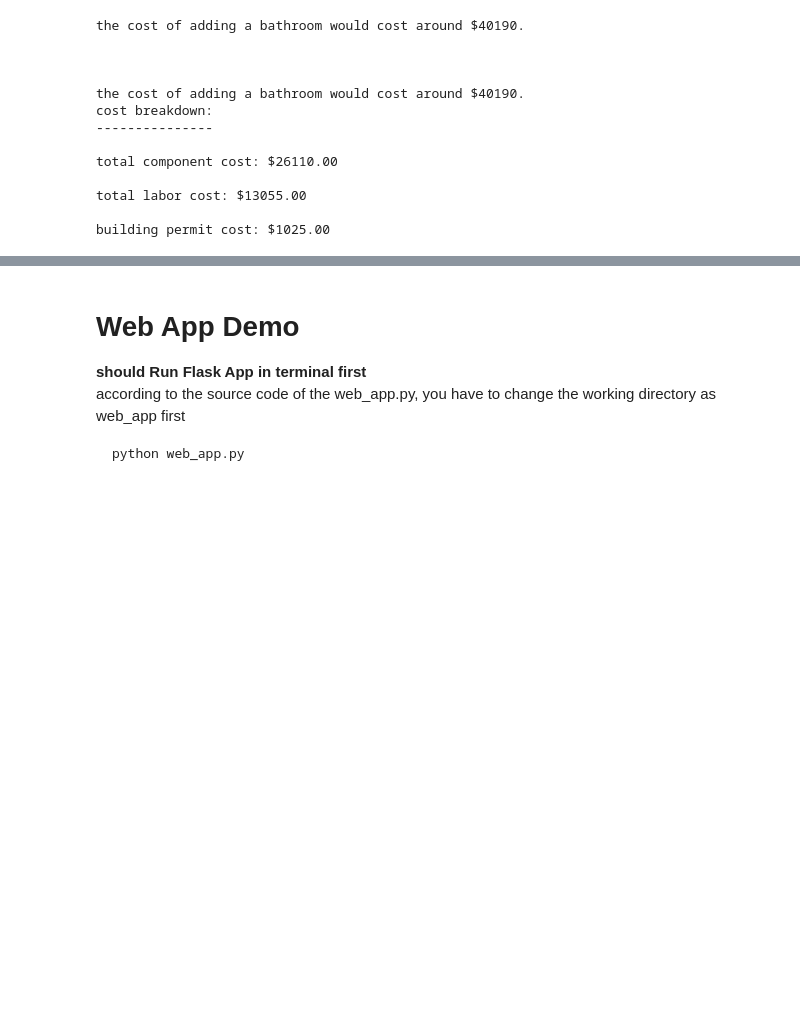
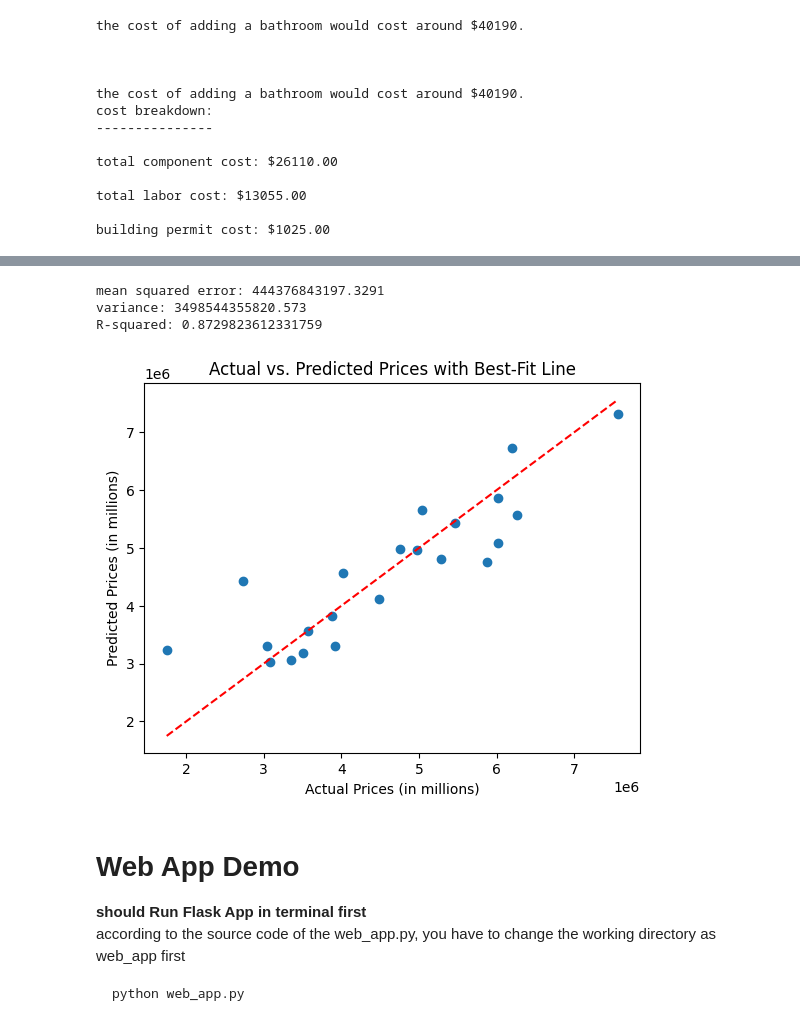
Before and after one commit to liam-hsieh/phys243-project, a Jupyter notebook: project.ipynb, the cells around one changed output, grey strips where cells are left out. Drawn from its saved outputs; the diff is of its cells as text; code cells hidden in the pictures; blank space fills up the shorter version.

```diff
--- a/project.ipynb
+++ b/project.ipynb
@@ -280,3 +350,41 @@ building permit cost: $1025.00
+# %%
+from sklearn.linear_model import LinearRegression
+
+# prepare input variables X and response y
+X = data.drop(columns=["price"])
+y = data.price
+
+# split data into training and testing sets (use 4% of data for our test set)
+housing_train, housing_test, price_train, price_test = train_test_split(X, y, test_size=0.04, random_state=54)
+
+# initialize linear regression model and train it
+model = LinearRegression()
+model.fit(housing_train, price_train)
+
+# make predictions on the test set
+housing_pred = model.predict(housing_test)
+
+# calculate Mean Squared Error (MSE), variance, and R-squared
+mse = mean_squared_error(price_test, housing_pred)
+variance = y.var()
+r_squared = 1 - (mse/variance)
+
+print(f"mean squared error: {mse}")
+print(f"variance: {variance}")
+print(f"R-squared: {r_squared}")
+
+# visualize actual vs. predicted values with a best-fit line
+plt.scatter(price_test, housing_pred)
+plt.plot([min(price_test), max(price_test)], [min(price_test), max(price_test)], color='red', linestyle='--')
+plt.xlabel("Actual Prices (in millions)")
+plt.ylabel("Predicted Prices (in millions)")
+plt.title("Actual vs. Predicted Prices with Best-Fit Line")
+plt.show()
+# %% [output]
+mean squared error: 444376843197.3291
+variance: 3498544355820.573
+R-squared: 0.8729823612331759
+[figure, added]
 # %% [markdown]
 # Web App Demo
 
```
Also changed, not shown: parts of 6 cells of this notebook.
